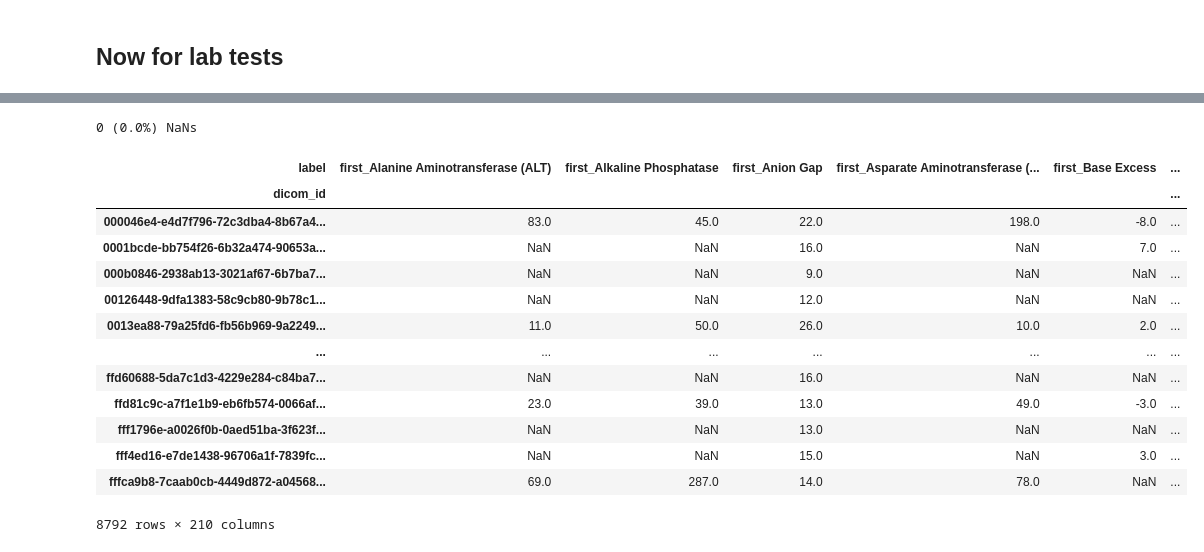
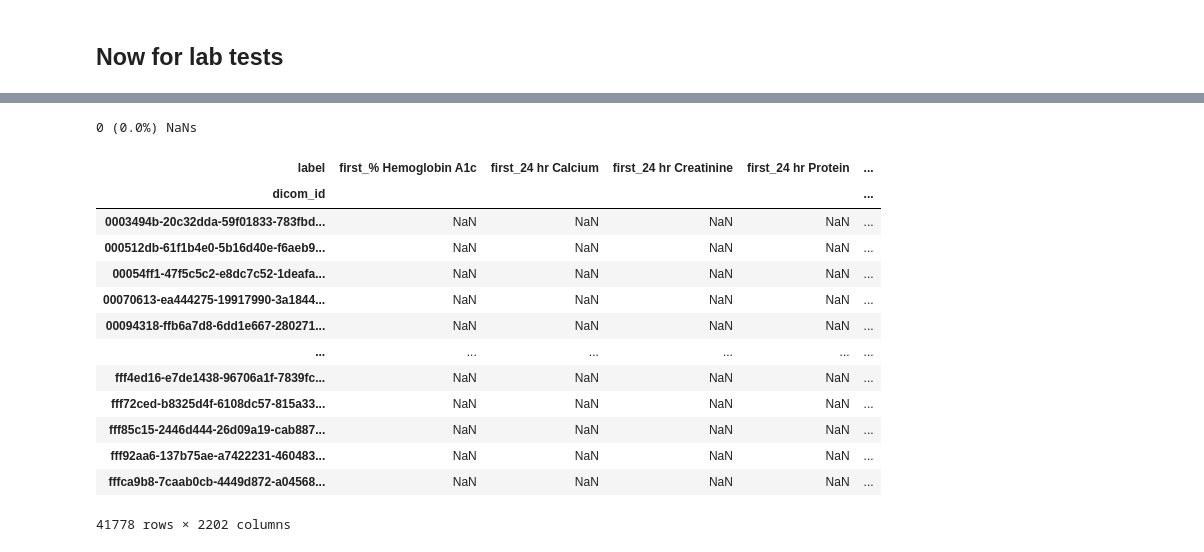
Before and after one commit to erlandg/create-mimic-dataset, a Jupyter notebook: create_db.ipynb, the cells around one changed output, grey strips where cells are left out. Saved outputs shown, nothing was run; the diff lists cells and outputs as text; code cells hidden in the pictures.

```diff
--- a/create_db.ipynb
+++ b/create_db.ipynb
@@ -759,0 +589,25 @@ display(lab_data)
+# %%
+lab_data = run_query(f"""
+select
+    a.subject_id,
+    a.hadm_id,
+    b.dicom_id,
+    REPLACE ( CAST ( DATE ( a.charttime ) AS STRING ), '-', '' ) as date,
+    REPLACE ( CAST ( TIME ( a.charttime ) AS STRING ), ':', '' ) as charttime,
+    a.valuenum,
+    items.label
+FROM `physionet-data.mimic_icu.icustays` icu
+JOIN `physionet-data.mimic_hosp.labevents` a
+ON icu.hadm_id = a.hadm_id
+    AND icu.hadm_id IN {tuple(sample.hadm_id.values)}
+JOIN `physionet-data.mimic_cxr.record_list` b
+ON a.subject_id = b.subject_id
+JOIN `physionet-data.mimic_cxr.dicom_metadata_string` d
+ON b.dicom_id = d.dicom
+    AND {time_query(period = 1, time_col = "charttime")}
+JOIN `physionet-data.mimic_hosp.d_labitems` items
+ON a.itemid = items.itemid
+ORDER BY a.hadm_id, a.charttime
+""")
+lab_data = lab_data[lab_data["valuenum"].notna()]
+display(lab_data)
@@ -792,50 +660,46 @@ aggfuncs =  [
     "last",
     np.nanmedian,
     np.nanmean,
     np.nanmax,
     np.nanmin,
 ]
 num_val_lab = lab_data.pivot_table(
     index=['dicom_id'],
     columns=['label'],
     values='valuenum',
     aggfunc=aggfuncs
 )
 uniques = lab_data.pivot_table(columns=['label'], values='valuenum', aggfunc=lambda x: len(x.unique())).loc["valuenum"]
 
-cutoff_uniques_N = 11
-cutoff_percent = .30
-
-idx_1 = uniques > cutoff_uniques_N
-idx_2 = num_val_lab["nanmedian"].apply(lambda col: True if (~col.isna()).sum() >= int(len(num_val_lab["nanmedian"])*cutoff_percent) else False, axis=0)
-idx = idx_1 & idx_2
+cutoff_percent = .00
+idx = num_val_lab["nanmedian"].apply(lambda col: True if (~col.isna()).sum() >= int(len(num_val_lab["nanmedian"])*cutoff_percent) else False, axis=0)
 
 new_lab_df = []
 for parameter in aggfuncs:
     if type(parameter) is not str:
         name = parameter.__name__
     else:
         name = parameter
     _ = num_val_lab[name].loc[:,num_val_lab[name].columns.isin(idx[idx].index)]
     _.columns = pd.Series(_.columns).apply(lambda x: "_".join((name, x)))
     new_lab_df.append(_)
 new_lab_df = pd.concat(new_lab_df, axis=1)
 
 display(new_lab_df)
 new_lab_df.to_csv("out/labevents.csv")
 # %% [output]
 0 (0.0%) NaNs
-| label | first_Alanine Aminotransferase (ALT) | first_Alkaline Phosphatase | first_Anion Gap | first_Asparate Aminotransferase (... | first_Base Excess | ... |
-| dicom_id |  |  |  |  |  | ... |
-| 000046e4-e4d7f796-72c3dba4-8b67a4... | 83.0 | 45.0 | 22.0 | 198.0 | -8.0 | ... |
-| 0001bcde-bb754f26-6b32a474-90653a... | NaN | NaN | 16.0 | NaN | 7.0 | ... |
-| 000b0846-2938ab13-3021af67-6b7ba7... | NaN | NaN | 9.0 | NaN | NaN | ... |
-| 00126448-9dfa1383-58c9cb80-9b78c1... | NaN | NaN | 12.0 | NaN | NaN | ... |
-| 0013ea88-79a25fd6-fb56b969-9a2249... | 11.0 | 50.0 | 26.0 | 10.0 | 2.0 | ... |
-| ... | ... | ... | ... | ... | ... | ... |
-| ffd60688-5da7c1d3-4229e284-c84ba7... | NaN | NaN | 16.0 | NaN | NaN | ... |
-| ffd81c9c-a7f1e1b9-eb6fb574-0066af... | 23.0 | 39.0 | 13.0 | 49.0 | -3.0 | ... |
-| fff1796e-a0026f0b-0aed51ba-3f623f... | NaN | NaN | 13.0 | NaN | NaN | ... |
-| fff4ed16-e7de1438-96706a1f-7839fc... | NaN | NaN | 15.0 | NaN | 3.0 | ... |
-| fffca9b8-7caab0cb-4449d872-a04568... | 69.0 | 287.0 | 14.0 | 78.0 | NaN | ... |
+| label | first_% Hemoglobin A1c | first_24 hr Calcium | first_24 hr Creatinine | first_24 hr Protein | ... |
+| dicom_id |  |  |  |  | ... |
+| 0003494b-20c32dda-59f01833-783fbd... | NaN | NaN | NaN | NaN | ... |
+| 000512db-61f1b4e0-5b16d40e-f6aeb9... | NaN | NaN | NaN | NaN | ... |
+| 00054ff1-47f5c5c2-e8dc7c52-1deafa... | NaN | NaN | NaN | NaN | ... |
+| 00070613-ea444275-19917990-3a1844... | NaN | NaN | NaN | NaN | ... |
+| 00094318-ffb6a7d8-6dd1e667-280271... | NaN | NaN | NaN | NaN | ... |
+| ... | ... | ... | ... | ... | ... |
+| fff4ed16-e7de1438-96706a1f-7839fc... | NaN | NaN | NaN | NaN | ... |
+| fff72ced-b8325d4f-6108dc57-815a33... | NaN | NaN | NaN | NaN | ... |
+| fff85c15-2446d444-26d09a19-cab887... | NaN | NaN | NaN | NaN | ... |
+| fff92aa6-137b75ae-a7422231-460483... | NaN | NaN | NaN | NaN | ... |
+| fffca9b8-7caab0cb-4449d872-a04568... | NaN | NaN | NaN | NaN | ... |
-8792 rows × 210 columns
+41778 rows × 2202 columns
```
Also changed, not shown: parts of 24 cells of this notebook, 2 other files.
